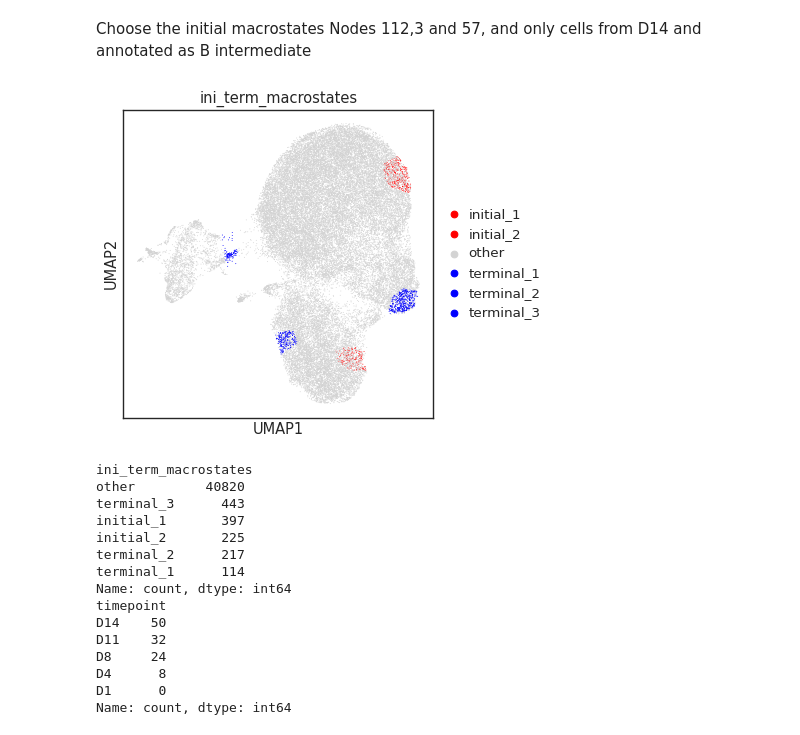
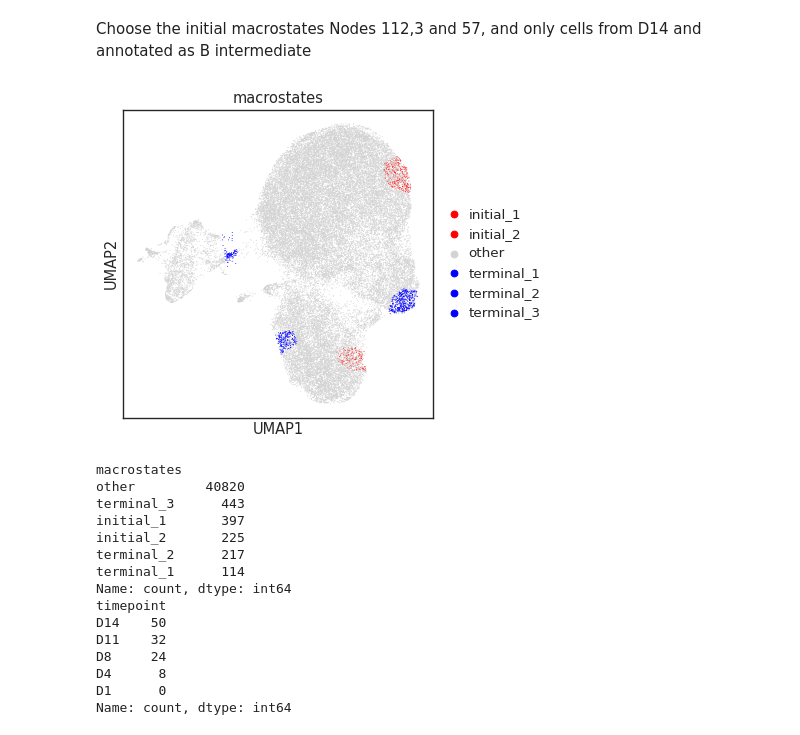
Before and after one commit to Augugustine/CITE-seq-analysis-CLL, a Jupyter notebook: 3- Boolean model/Stream2_macrostates.ipynb, the cells around one changed output. Cells and saved outputs as stored; diff of their text form; code cells hidden in the pictures.

```diff
--- a/3- Boolean model/Stream2_macrostates.ipynb
+++ b/3- Boolean model/Stream2_macrostates.ipynb
@@ -315,17 +267,17 @@ N99                0
 Choose the initial macrostates
 Nodes 115 and 114, and only cells from D1 and annotated as B intermediate
 # %%
-adata.obs["ini_term_macrostates"] = "other"
+adata.obs["macrostates"] = "other"
 # Initial_1
-mask_1 = ((adata.obs["macrostate"] == "N114") & (adata.obs["timepoint"] == "D1"))
+mask_1 = ((adata.obs["segmentation"] == "N114") & (adata.obs["timepoint"] == "D1"))
 # Initial_2
-mask_2 = ((adata.obs["macrostate"] == "N115") & (adata.obs["timepoint"] == "D1"))
+mask_2 = ((adata.obs["segmentation"] == "N115") & (adata.obs["timepoint"] == "D1"))
 
 
-adata.obs.loc[mask_1, "ini_term_macrostates"] = "initial_1"
-adata.obs.loc[mask_2, "ini_term_macrostates"] = "initial_2"
+adata.obs.loc[mask_1, "macrostates"] = "initial_1"
+adata.obs.loc[mask_2, "macrostates"] = "initial_2"
 
-sc.pl.umap( adata, color="ini_term_macrostates", palette={"initial_1": "red", "initial_2": "blue", "other": "lightgrey"})
+sc.pl.umap( adata, color="macrostates", palette={"initial_1": "red", "initial_2": "blue", "other": "lightgrey"})
 
-adata.obs["ini_term_macrostates"].value_counts()
+adata.obs["macrostates"].value_counts()
 # %% [output]
@@ -341,21 +293,21 @@ prop_D14 = ct["D14"] / ct.sum(axis=1)
 # Macrostates D1-enriched (>40%) selection
 selected_macrostates = prop_D14[prop_D14 > 0.40].index
 # Column for UMAP
-adata.obs["highlight"] = adata.obs["macrostate"].isin(selected_macrostates)
+adata.obs["highlight"] = adata.obs["segmentation"].isin(selected_macrostates)
 adata.obs["highlight"] = adata.obs["highlight"].map({True: "D14_enriched", False: "other"})
 sc.pl.umap(adata, color="highlight", palette={"D14_enriched": "red", "other": "lightgrey"})
 # Macrostates subset
 subset = adata.obs.loc[
-    adata.obs["macrostate"].isin(selected_macrostates), ["macrostate", "Annotation"]
+    adata.obs["segmentation"].isin(selected_macrostates), ["segmentation", "Annotation"]
 ].copy()
-subset["macrostate"] = subset["macrostate"].astype(str)
+subset["segmentation"] = subset["segmentation"].astype(str)
 subset["Annotation"] = subset["Annotation"].astype(str)
 # Count cells per macrostates and per celltype
-annotation_counts = subset.groupby(["macrostate", "Annotation"]).size().unstack(fill_value=0)
+annotation_counts = subset.groupby(["segmentation", "Annotation"]).size().unstack(fill_value=0)
 
 # DataFrame
 prop_D14_selected = prop_D14.loc[annotation_counts.index]
-total_counts = subset["macrostate"].value_counts().reindex(annotation_counts.index)
+total_counts = subset["segmentation"].value_counts().reindex(annotation_counts.index)
 result = pd.DataFrame({
     "prop_D14": prop_D14_selected,
     "n_cells": total_counts})
@@ -384,28 +336,28 @@ N96                  4         0
 Choose the initial macrostates
 Nodes 112,3 and 57, and only cells from D14 and annotated as B intermediate
 # %%
-adata.obs["ini_term_macrostates"] = adata.obs["ini_term_macrostates"].cat.add_categories(
+adata.obs["macrostates"] = adata.obs["macrostates"].cat.add_categories(
     ["terminal_1", "terminal_2", "terminal_3"])
 # Terminal_1
-mask_1 = ((adata.obs["macrostate"] == "N112"))
+mask_1 = ((adata.obs["segmentation"] == "N112"))
 # Terminal_2
-mask_2 = ((adata.obs["macrostate"] == "N3") & (adata.obs["timepoint"] == "D14"))
+mask_2 = ((adata.obs["segmentation"] == "N3") & (adata.obs["timepoint"] == "D14"))
 # Terminal_3
-mask_3 = ((adata.obs["macrostate"] == "N57") & (adata.obs["timepoint"] == "D14"))
+mask_3 = ((adata.obs["segmentation"] == "N57") & (adata.obs["timepoint"] == "D14"))
 
-adata.obs.loc[mask_1, "ini_term_macrostates"] = "terminal_1"
-adata.obs.loc[mask_2, "ini_term_macrostates"] = "terminal_2"
-adata.obs.loc[mask_3, "ini_term_macrostates"] = "terminal_3"
+adata.obs.loc[mask_1, "macrostates"] = "terminal_1"
+adata.obs.loc[mask_2, "macrostates"] = "terminal_2"
+adata.obs.loc[mask_3, "macrostates"] = "terminal_3"
 
-sc.pl.umap( adata, color="ini_term_macrostates", palette={"initial_1": "red", "initial_2": "red","terminal_1": "blue",
+sc.pl.umap( adata, color="macrostates", palette={"initial_1": "red", "initial_2": "red","terminal_1": "blue",
                                                          "terminal_2": "blue","terminal_3":"blue", "other": "lightgrey" })
 
-print(adata.obs["ini_term_macrostates"].value_counts())
+print(adata.obs["macrostates"].value_counts())
 
-print(adata.obs[adata.obs["ini_term_macrostates"] == "terminal_1"]["timepoint"].value_counts())
+print(adata.obs[adata.obs["macrostates"] == "terminal_1"]["timepoint"].value_counts())
 # %% [output]
-[figure, old version]
+[figure, new version]
-ini_term_macrostates
+macrostates
 other         40820
 terminal_3      443
 initial_1       397
```
Also changed, not shown: parts of 23 cells of this notebook, 2 other files.
